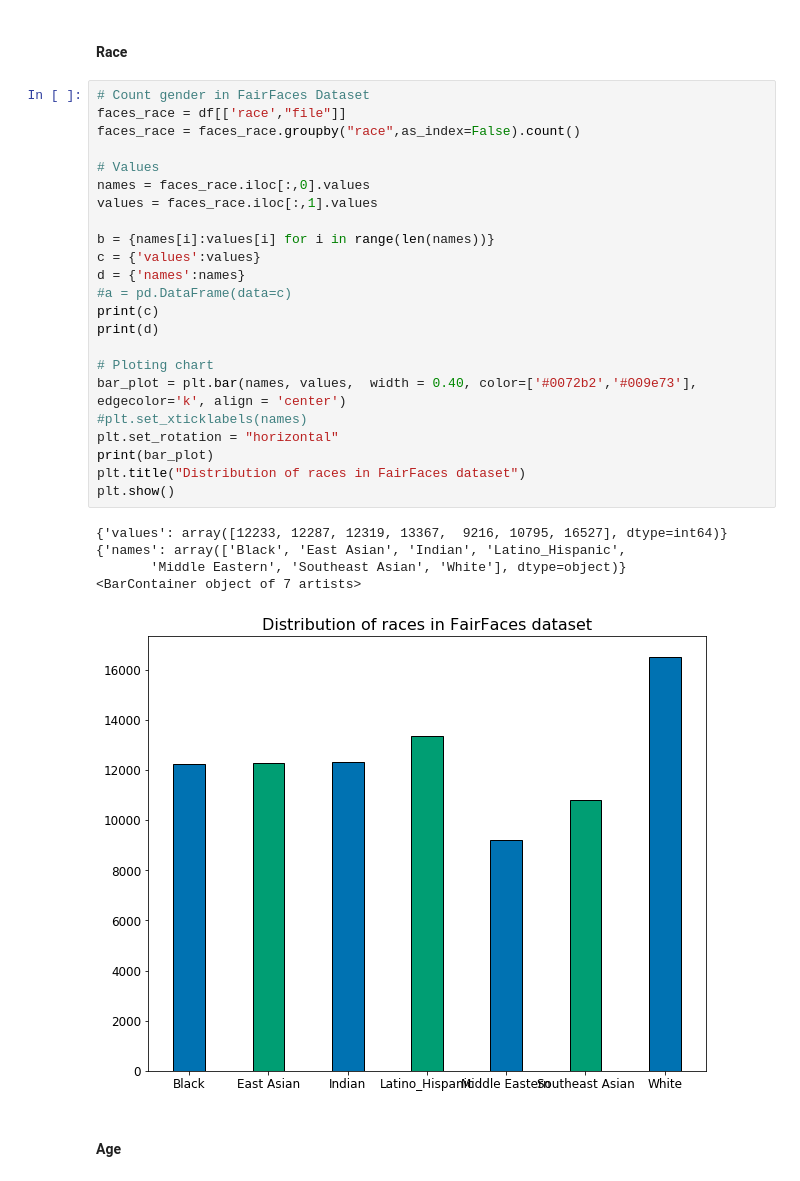
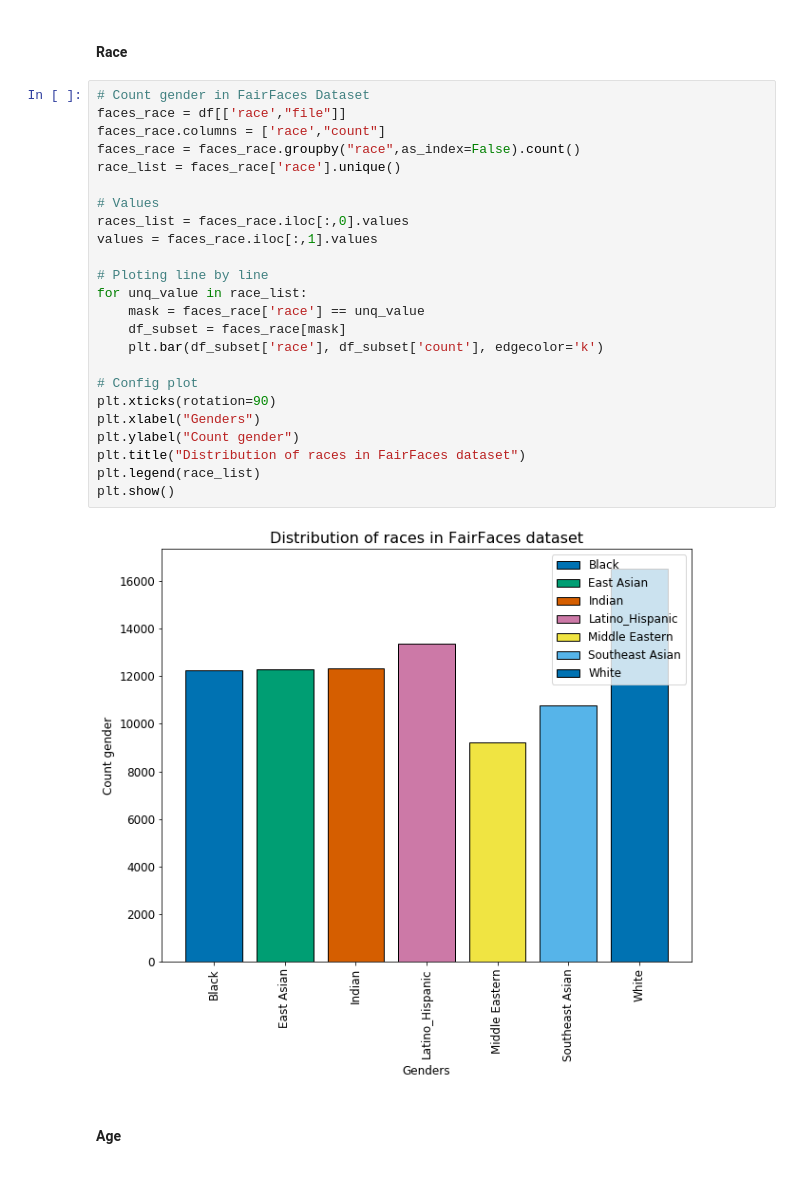
Before and after one commit to EwertonDCSilv/emotion_faces, a Jupyter notebook: tp.ipynb, the cells around one changed output. Cells and saved outputs as stored; diff of their text form.

```diff
--- a/tp.ipynb
+++ b/tp.ipynb
@@ -203,32 +214,29 @@ plt.show()
 # %%
 # Count gender in FairFaces Dataset
 faces_race = df[['race',"file"]]
+faces_race.columns = ['race',"count"]
 faces_race = faces_race.groupby("race",as_index=False).count()
+race_list = faces_race['race'].unique()
 
 # Values
-names = faces_race.iloc[:,0].values
+races_list = faces_race.iloc[:,0].values
 values = faces_race.iloc[:,1].values
 
-b = {names[i]:values[i] for i in range(len(names))}
-c = {'values':values}
-d = {'names':names}
-#a = pd.DataFrame(data=c)
-print(c)
-print(d)
+# Ploting line by line
+for unq_value in race_list:
+    mask = faces_race['race'] == unq_value
+    df_subset = faces_race[mask]
+    plt.bar(df_subset['race'], df_subset['count'], edgecolor='k')
 
-# Ploting chart
-bar_plot = plt.bar(names, values,  width = 0.40, color=['#0072b2','#009e73'], edgecolor='k', align = 'center')
-#plt.set_xticklabels(names)
-plt.set_rotation = "horizontal"
-print(bar_plot)
+# Config plot
+plt.xticks(rotation=90)
+plt.xlabel("Genders")
+plt.ylabel("Count gender")
 plt.title("Distribution of races in FairFaces dataset")
+plt.legend(race_list)
 plt.show()
 # %% [output]
-{'values': array([12233, 12287, 12319, 13367,  9216, 10795, 16527], dtype=int64)}
-{'names': array(['Black', 'East Asian', 'Indian', 'Latino_Hispanic',
-       'Middle Eastern', 'Southeast Asian', 'White'], dtype=object)}
-<BarContainer object of 7 artists>
-[figure, old version]
+[figure, new version]
 # %% [markdown]
 #### Age
 # %%
```
Also changed, not shown: parts of 3 cells of this notebook.
